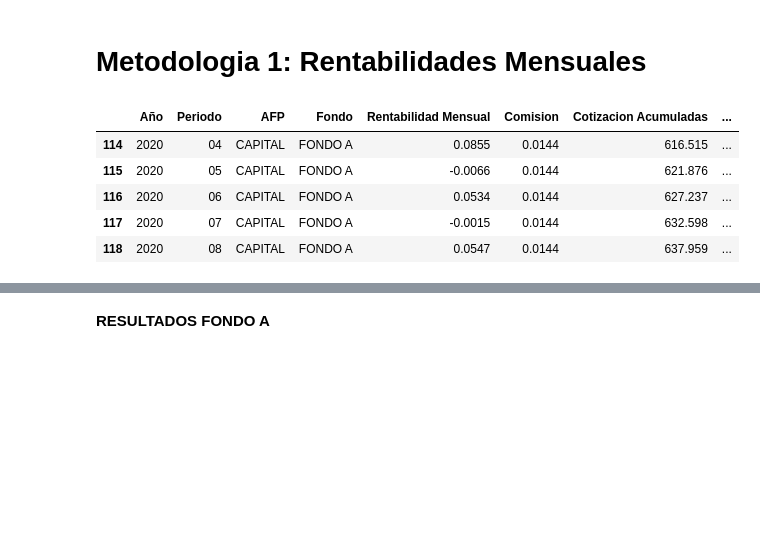
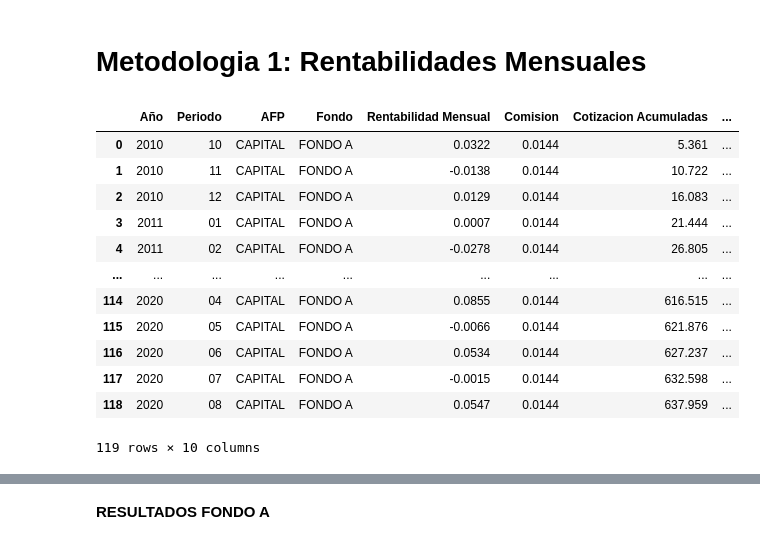
Before and after one commit to Foco22/IndustriaAFPs, a Jupyter notebook: Codigo.ipynb, the cells around one changed output, grey strips where cells are left out. Drawn from its saved outputs; the diff is of its cells as text; code cells hidden in the pictures; blank space fills up the shorter version.

```diff
--- a/Codigo.ipynb
+++ b/Codigo.ipynb
@@ -189,7 +189,7 @@ def add_one_month(orig_date):
 fechas = []
 nueva_fecha = date(2010, 9, 1)
 
-for x in range(120):
+for x in range(119):
     nueva_fecha = add_one_month(nueva_fecha)
     fechas.append(nueva_fecha)
 
@@ -299,4 +290,4 @@ def datos_2010_2019(fechas_df,df):
                 df = df.append(new_row, ignore_index=True)
                 contador = 1 + contador
     return df
-datos_2017_2019 = datos_2010_2019(fechas_df,df)
+datos_2015_2019 = datos_2010_2019(fechas_df,df)
@@ -303,7 +313,7 @@ datos_2017_2019 = datos_2010_2019(fechas_df,df)
 # %%
-frames = [datos_2010_2015,datos_2013_2019, datos_2017_2019, datos_2019_2020]
+frames = [datos_2010_2015,datos_2015_2019, datos_2019_2020]
 
 df_rentabilidad = pd.concat(frames)
 
-df_rentabilidad
+df_rentabilidad.groupby('Año').count()
 # %% [output]
@@ -444,7 +454,7 @@ def afps(afp,Fondo):
     df['Rentabilidad Mensual'] = df['Rentabilidad Mensual']/100
     df['Comision'] = df['Comision']/100
 
-    for i in range(120):
+    for i in range(119):
         if i ==0:
             df.iloc[i,6] = round(Salario_UF * (0.1 + df.iloc[i,5]),3)
             df.iloc[i,7] = round(Salario_UF *  df.iloc[i,5],3)
@@ -458,16 +468,23 @@ def afps(afp,Fondo):
             df.iloc[i,9] = round(df.iloc[i,6] + df.iloc[i,8]  - df.iloc[i,7],3)
 
 
-    return df.iloc[:-1,:]
+    return df
 # %%
-afps('CAPITAL','FONDO A').tail()
+afps('CAPITAL','FONDO A')
 # %% [output]
 |  | Año | Periodo | AFP | Fondo | Rentabilidad Mensual | Comision | Cotizacion Acumuladas | ... |
+| 0 | 2010 | 10 | CAPITAL | FONDO A | 0.0322 | 0.0144 | 5.361 | ... |
+| 1 | 2010 | 11 | CAPITAL | FONDO A | -0.0138 | 0.0144 | 10.722 | ... |
+| 2 | 2010 | 12 | CAPITAL | FONDO A | 0.0129 | 0.0144 | 16.083 | ... |
+| 3 | 2011 | 01 | CAPITAL | FONDO A | 0.0007 | 0.0144 | 21.444 | ... |
+| 4 | 2011 | 02 | CAPITAL | FONDO A | -0.0278 | 0.0144 | 26.805 | ... |
+| ... | ... | ... | ... | ... | ... | ... | ... | ... |
 | 114 | 2020 | 04 | CAPITAL | FONDO A | 0.0855 | 0.0144 | 616.515 | ... |
 | 115 | 2020 | 05 | CAPITAL | FONDO A | -0.0066 | 0.0144 | 621.876 | ... |
 | 116 | 2020 | 06 | CAPITAL | FONDO A | 0.0534 | 0.0144 | 627.237 | ... |
 | 117 | 2020 | 07 | CAPITAL | FONDO A | -0.0015 | 0.0144 | 632.598 | ... |
 | 118 | 2020 | 08 | CAPITAL | FONDO A | 0.0547 | 0.0144 | 637.959 | ... |
+119 rows × 10 columns
 # %%
 FONDOS = ['FONDO A', 'FONDO B', 'FONDO C', 'FONDO D', 'FONDO E']
 AFPS = ['CAPITAL', 'CUPRUM', 'HABITAT', 'MODELO', 'PLANVITAL', 'PROVIDA']
```
Also changed, not shown: parts of 6 cells of this notebook.
